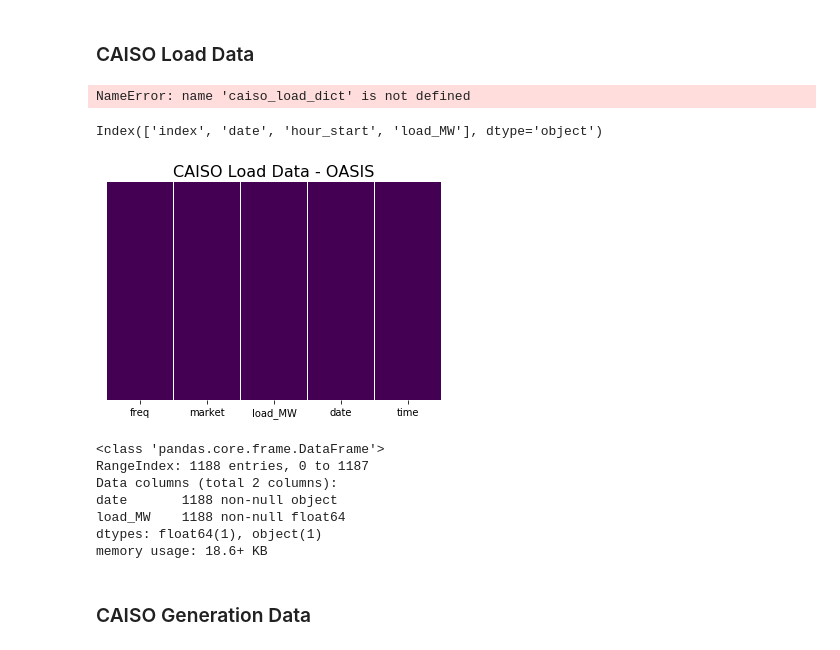
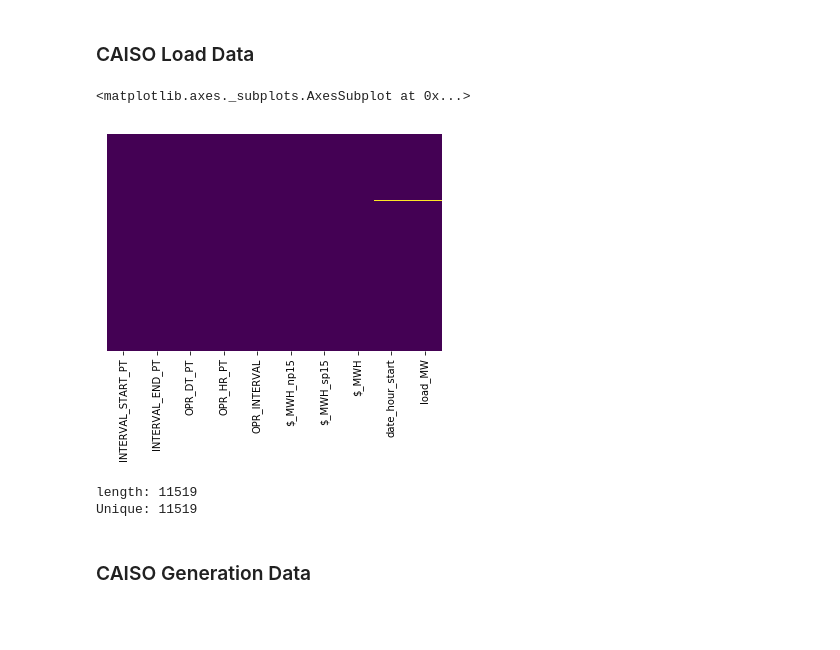
Before and after one commit to Morgan-Sell/caiso-price-forecast, a Jupyter notebook: caiso-eda.ipynb, the cells around one changed output. Saved outputs shown, nothing was run; the diff lists cells and outputs as text; code cells hidden in the pictures; blank space fills up the shorter version.

```diff
--- a/caiso-eda.ipynb
+++ b/caiso-eda.ipynb
@@ -247,6 +245,12 @@ for start, end in zip(oasis_start, oasis_end):
 # %% [markdown]
 ### CAISO Load Data
 # %%
+# caiso_load_df = caiso_load_df[caiso_load_df['timestamp'] <= datetime_cap].copy()
+# caiso_load_df['date'] = pd.to_datetime(caiso_load_df['timestamp']).dt.date
+# caiso_load_df['time'] = pd.to_datetime(caiso_load_df['timestamp']).dt.time
+# caiso_load_df['hour_start'] = pd.to_datetime(caiso_load_df['timestamp']).dt.hour
+
+
 caiso_load_df = pd.DataFrame(columns=['timestamp', 'freq', 'market', 'ba_name', 'load_MW'])
 for date in caiso_load_dict.keys():
     load_temp_df = pd.DataFrame(caiso_load_dict[date])
@@ -254,41 +258,25 @@ for date in caiso_load_dict.keys():
 
 caiso_load_df.sort_values(by='timestamp', inplace=True)
 caiso_load_df = caiso_load_df.reset_index()
-# caiso_load_df = caiso_load_df[caiso_load_df['timestamp'] <= datetime_cap].copy()
-caiso_load_df['date'] = pd.to_datetime(caiso_load_df['timestamp']).dt.date
-caiso_load_df['time'] = pd.to_datetime(caiso_load_df['timestamp']).dt.time
-caiso_load_df['hour_start'] = pd.to_datetime(caiso_load_df['timestamp']).dt.hour
 caiso_load_df.drop(['index', 'ba_name'], axis=1, inplace=True)
-# Make dynanic
-caiso_load_df.drop(index=caiso_load_df.index[329649:], axis=0, inplace=True)
 
-caiso_load_pivot = caiso_load_df.pivot_table(index=['date', 'hour_start'], values='load_MW', aggfunc='sum').unstack().reset_index()
-# caiso_load_pivot.drop('index', axis=1, inplace=True)
-caiso_load_pivot.reset_index(inplace=True)
-# caiso_load_pivot.sort_values(by=['date', 'hour_start'], axis=1, inplace=True)
-# caiso_load_pivot.to_csv('data/caiso_load_mar_17_may_20_v02.csv')
+caiso_load_df['date_hour_start'] = caiso_load_df['timestamp'].apply(lambda x: x.replace(microsecond=0,second=0, minute=0))
+load_pivot = caiso_load_df.pivot_table(index='date_hour_start', values='load_MW', aggfunc='sum').reset_index()
+load_pivot['date_hour_start'] = load_pivot['date_hour_start'].apply(lambda x: x.replace(tzinfo=None))
+
+# load_pivot.to_csv('data/caiso_load_jan_19_may_20.csv')
-# %% [output]
-NameError: name 'caiso_load_dict' is not defined
-# %%
-caiso_load_pivot.columns
-# %% [output]
-Index(['index', 'date', 'hour_start', 'load_MW'], dtype='object')
-# %%
-sns.heatmap(caiso_load_df.isnull(), yticklabels=False, cbar=False, cmap='viridis')
-plt.title('CAISO Load Data - OASIS', fontsize=16);
-# %% [output]
-[figure, removed]
-# %%
-caiso_load_pivot = caiso_load_df.pivot_table(index='date', values='load_MW').reset_index()
-caiso_load_pivot.info()
-# %% [output]
-<class 'pandas.core.frame.DataFrame'>
-RangeIndex: 1188 entries, 0 to 1187
-Data columns (total 2 columns):
-date       1188 non-null object
-load_MW    1188 non-null float64
-dtypes: float64(1), object(1)
-memory usage: 18.6+ KB
+# %%
+test_merge = pd.merge(all_lmp_19_20_clean, load_pivot, how='left', left_on='INTERVAL_START_PT', right_on='date_hour_start')
+sns.heatmap(test_merge.isnull(), yticklabels=False, cbar=False, cmap='viridis')
+# %% [output]
+<matplotlib.axes._subplots.AxesSubplot at 0x...>
+[figure, added]
+# %%
+print(f"length: {len(test_merge)}")
+print(f"Unique: {len(test_merge['INTERVAL_START_PT'].unique())}")
+# %% [output]
+length: 11519
+Unique: 11519
 # %% [markdown]
 ### CAISO Generation Data
 # %%
```
Also changed, not shown: parts of 50 cells of this notebook.
